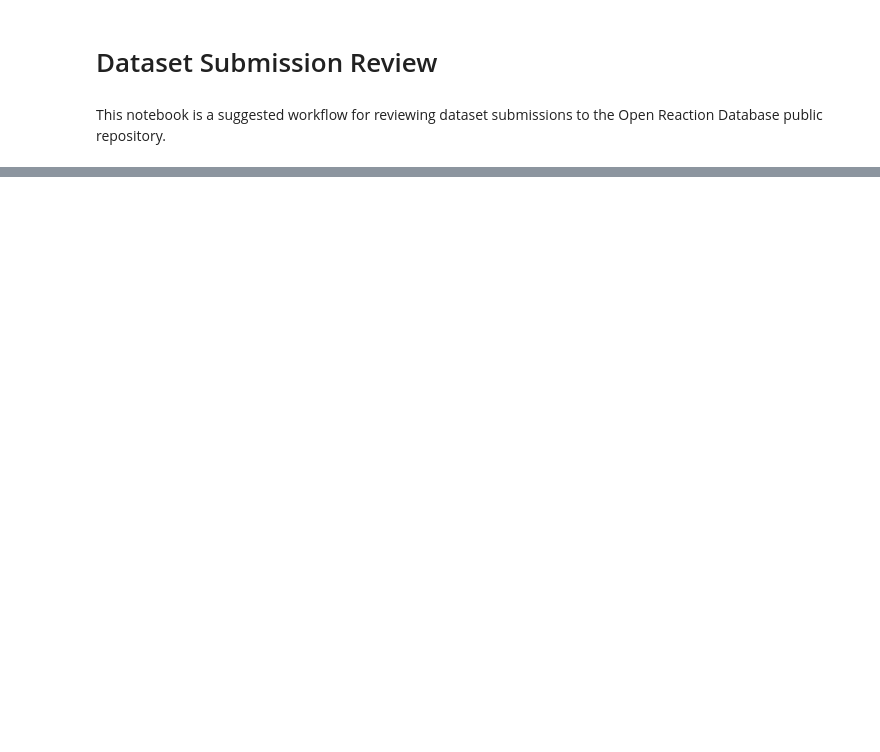
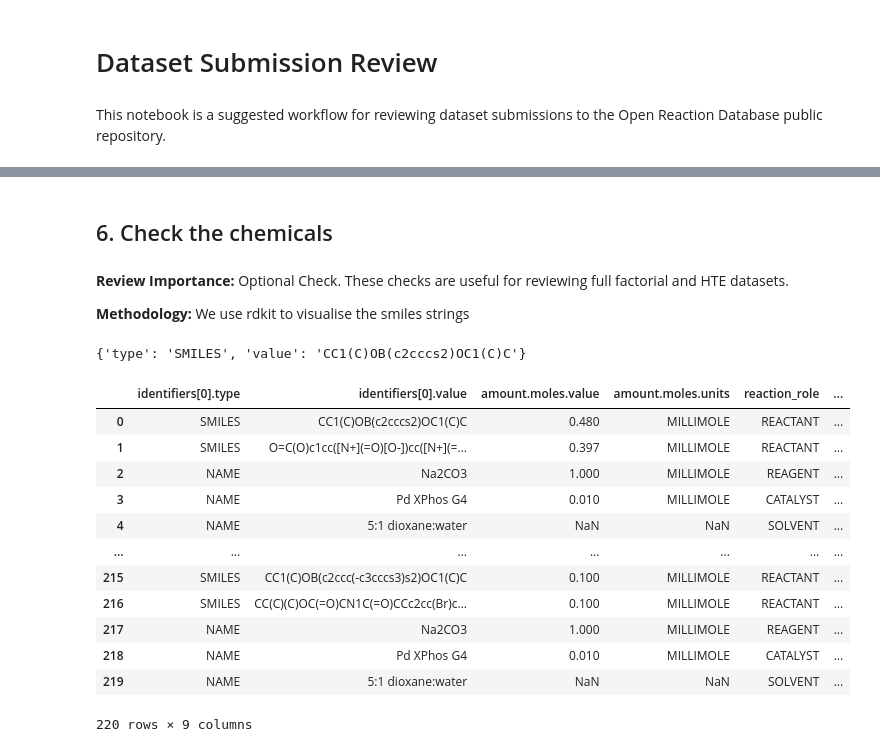
Before and after one commit to bdeadman/ord-schema, a Jupyter notebook: examples/reviews/example_1/review_example_1.ipynb, the cells around one changed output, grey strips where cells are left out. Saved outputs shown, nothing was run; the diff lists cells and outputs as text; code cells hidden in the pictures; blank space fills up the shorter version.

```diff
--- a/examples/reviews/example_1/review_example_1.ipynb
+++ b/examples/reviews/example_1/review_example_1.ipynb
@@ -20,0 +317,6 @@ FileNotFoundError: [Errno 2] No such file or directory: './attempts_dataset.pbtx
+# %% [markdown]
+## 6. Check the chemicals
+# %% [markdown]
+**Review Importance:** Optional Check. These checks are useful for reviewing full factorial and HTE datasets.
+
+**Methodology:** We use rdkit to visualise the smiles strings
@@ -20,0 +332,23 @@ FileNotFoundError: [Errno 2] No such file or directory: './attempts_dataset.pbtx
+# %%
+#data.ListFields()
+#reaction_pb2.CompoundIdentifier.Message
+message_helpers.message_to_row(data.reactions[0].inputs["Input 1"].components[0].identifiers[0])
+#reaction_pb2.CompoundIdentifier.enum_type.values_by_number[2].name
+# %% [output]
+{'type': 'SMILES', 'value': 'CC1(C)OB(c2cccs2)OC1(C)C'}
+# %%
+message_helpers.messages_to_dataframe(compound_messages)
+# %% [output]
+|  | identifiers[0].type | identifiers[0].value | amount.moles.value | amount.moles.units | reaction_role | ... |
+| 0 | SMILES | CC1(C)OB(c2cccs2)OC1(C)C | 0.480 | MILLIMOLE | REACTANT | ... |
+| 1 | SMILES | O=C(O)c1cc([N+](=O)[O-])cc([N+](=... | 0.397 | MILLIMOLE | REACTANT | ... |
+| 2 | NAME | Na2CO3 | 1.000 | MILLIMOLE | REAGENT | ... |
+| 3 | NAME | Pd XPhos G4 | 0.010 | MILLIMOLE | CATALYST | ... |
+| 4 | NAME | 5:1 dioxane:water | NaN | NaN | SOLVENT | ... |
+| ... | ... | ... | ... | ... | ... | ... |
+| 215 | SMILES | CC1(C)OB(c2ccc(-c3cccs3)s2)OC1(C)C | 0.100 | MILLIMOLE | REACTANT | ... |
+| 216 | SMILES | CC(C)(C)OC(=O)CN1C(=O)CCc2cc(Br)c... | 0.100 | MILLIMOLE | REACTANT | ... |
+| 217 | NAME | Na2CO3 | 1.000 | MILLIMOLE | REAGENT | ... |
+| 218 | NAME | Pd XPhos G4 | 0.010 | MILLIMOLE | CATALYST | ... |
+| 219 | NAME | 5:1 dioxane:water | NaN | NaN | SOLVENT | ... |
+220 rows × 9 columns
```
Also changed, not shown: parts of 52 cells of this notebook.
